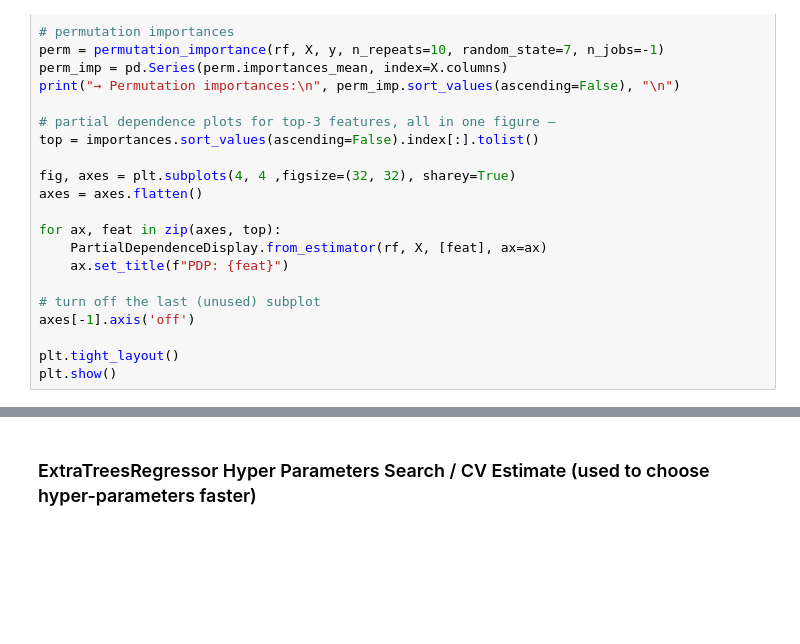
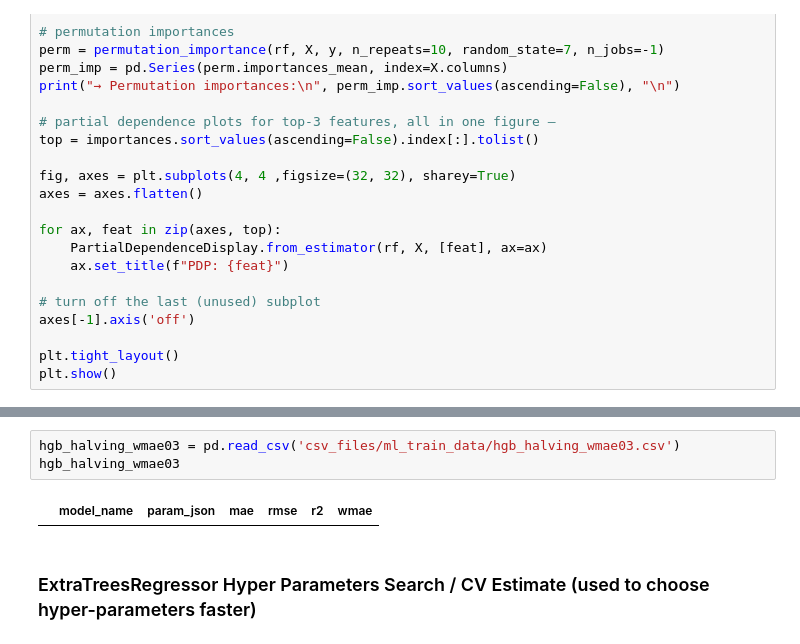
Before and after one commit to JorgeMMLRodrigues/ml_walmart_price, a Jupyter notebook: main.ipynb, the cells around one changed output, grey strips where cells are left out. Cells and saved outputs as stored; diff of their text form; blank space fills up the shorter version.

```diff
--- a/main.ipynb
+++ b/main.ipynb
@@ -4407,3 +4370,8 @@ KeyboardInterrupt:
+# %%
+hgb_halving_wmae03 = pd.read_csv('csv_files/ml_train_data/hgb_halving_wmae03.csv')
+hgb_halving_wmae03
+# %% [output]
+|  | model_name | param_json | mae | rmse | r2 | wmae |
 # %% [markdown]
 ### ExtraTreesRegressor  Hyper Parameters Search / CV Estimate (used to choose hyper-parameters faster)
 # %%
```
Also changed, not shown: parts of 11 cells of this notebook, 1 other file.
